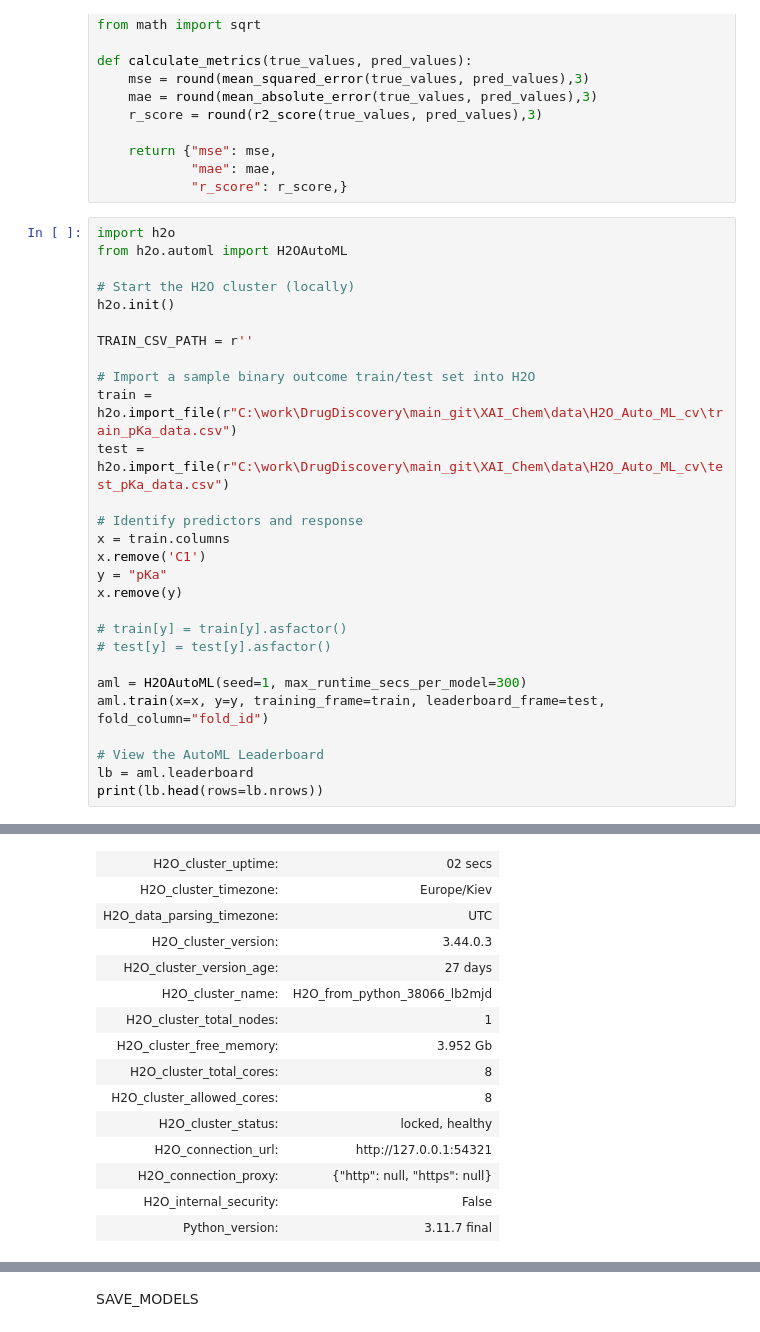
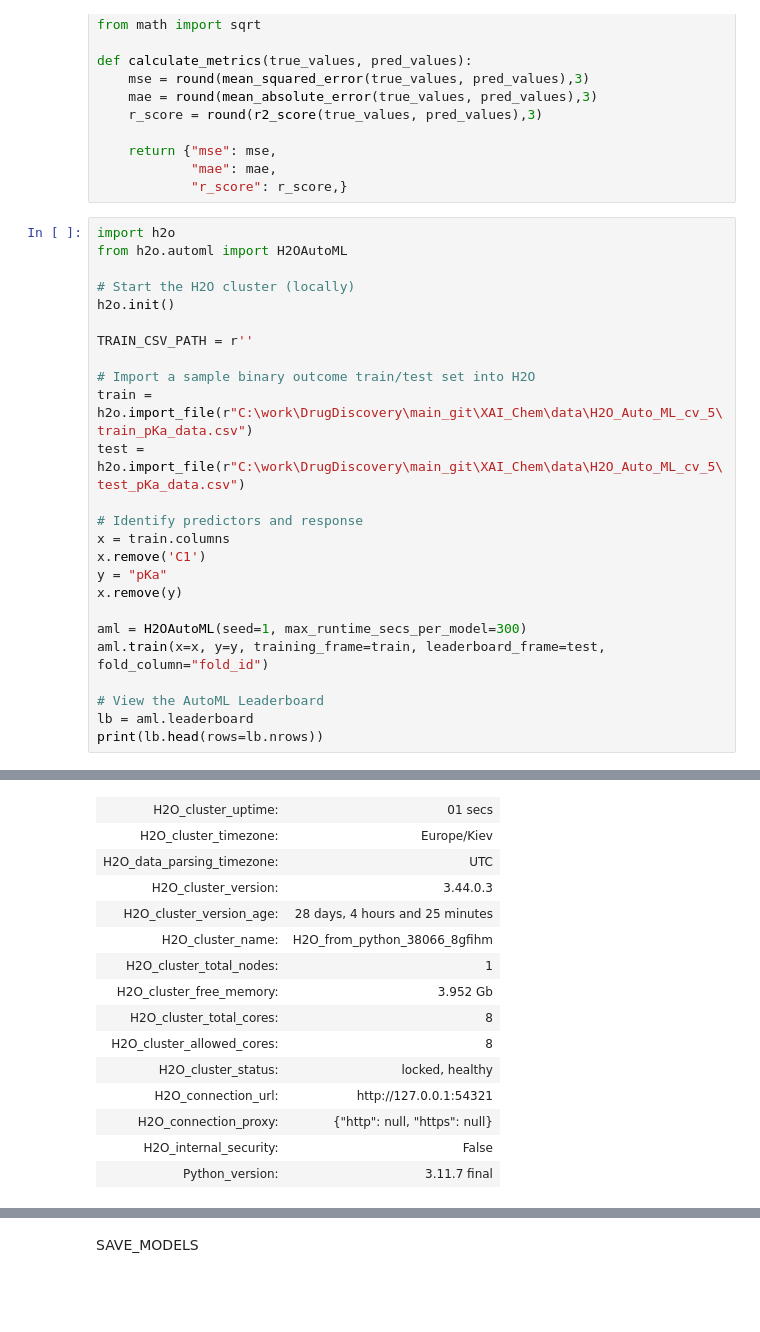
Before and after one commit to blackthorn-ai/XAI_Chem, a Jupyter notebook: ml_part/h2o_model/pKa_train.ipynb, the cells around one changed output, grey strips where cells are left out. Saved outputs shown, nothing was run; the diff lists cells and outputs as text; blank space fills up the shorter version.

```diff
--- a/ml_part/h2o_model/pKa_train.ipynb
+++ b/ml_part/h2o_model/pKa_train.ipynb
@@ -22,8 +22,8 @@ h2o.init()
 TRAIN_CSV_PATH = r''
 
 # Import a sample binary outcome train/test set into H2O
-train = h2o.import_file(r"C:\work\DrugDiscovery\main_git\XAI_Chem\data\H2O_Auto_ML_cv\train_pKa_data.csv")
-test = h2o.import_file(r"C:\work\DrugDiscovery\main_git\XAI_Chem\data\H2O_Auto_ML_cv\test_pKa_data.csv")
+train = h2o.import_file(r"C:\work\DrugDiscovery\main_git\XAI_Chem\data\H2O_Auto_ML_cv_5\train_pKa_data.csv")
+test = h2o.import_file(r"C:\work\DrugDiscovery\main_git\XAI_Chem\data\H2O_Auto_ML_cv_5\test_pKa_data.csv")
 
 # Identify predictors and response
 x = train.columns
@@ -31,9 +31,6 @@ x.remove('C1')
 y = "pKa"
 x.remove(y)
 
-# train[y] = train[y].asfactor()
-# test[y] = test[y].asfactor()
-
 aml = H2OAutoML(seed=1, max_runtime_secs_per_model=300)
 aml.train(x=x, y=y, training_frame=train, leaderboard_frame=test, fold_column="fold_id")
 
@@ -51,11 +48,11 @@ Attempting to start a local H2O server...
   Server is running at http://127.0.0.1:54321
 Connecting to H2O server at http://127.0.0.1:54321 ... successful.
-| H2O_cluster_uptime: | 02 secs |
+| H2O_cluster_uptime: | 01 secs |
 | H2O_cluster_timezone: | Europe/Kiev |
 | H2O_data_parsing_timezone: | UTC |
 | H2O_cluster_version: | 3.44.0.3 |
-| H2O_cluster_version_age: | 27 days |
-| H2O_cluster_name: | H2O_from_python_38066_lb2mjd |
+| H2O_cluster_version_age: | 28 days, 4 hours and 25 minutes |
+| H2O_cluster_name: | H2O_from_python_38066_8gfihm |
 | H2O_cluster_total_nodes: | 1 |
 | H2O_cluster_free_memory: | 3.952 Gb |
 | H2O_cluster_total_cores: | 8 |
```
Also changed, not shown: parts of 11 cells of this notebook, 16 other files.
